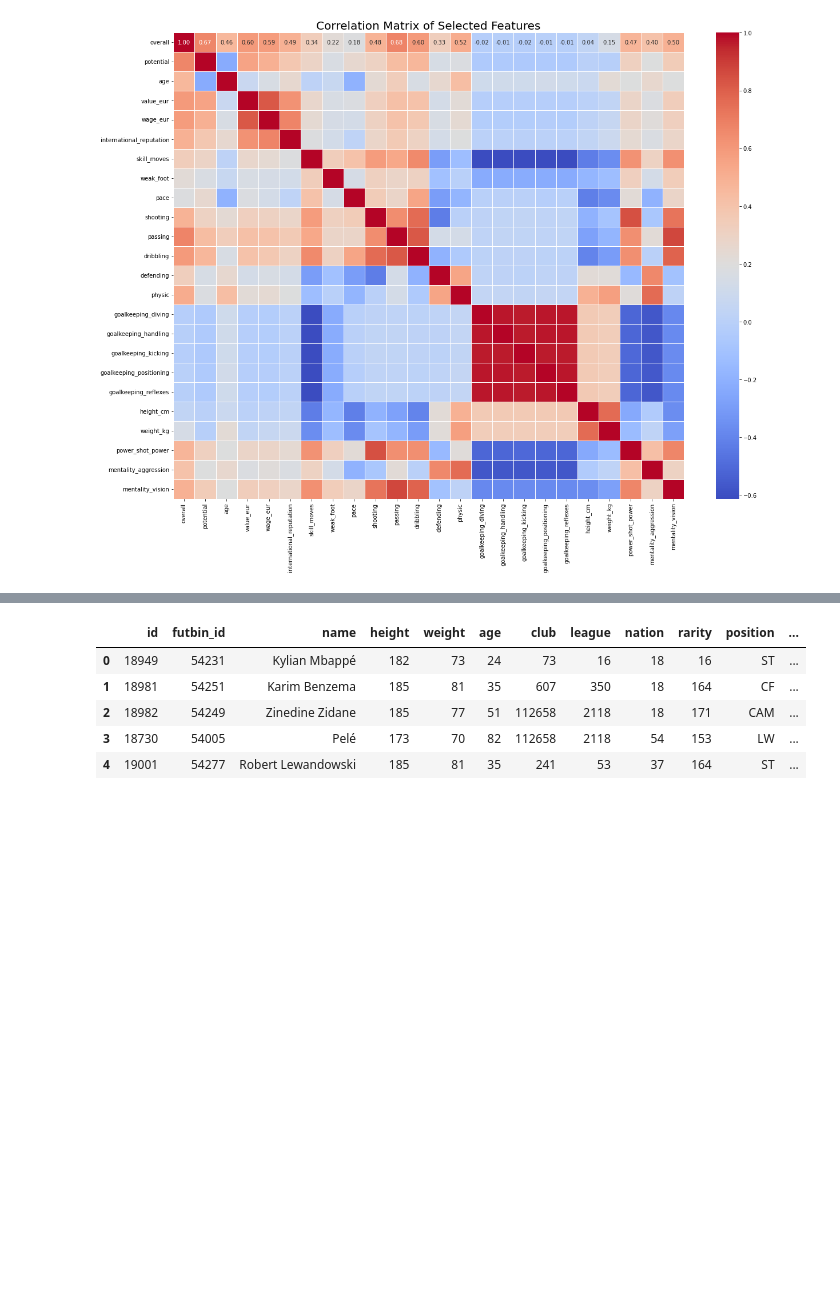
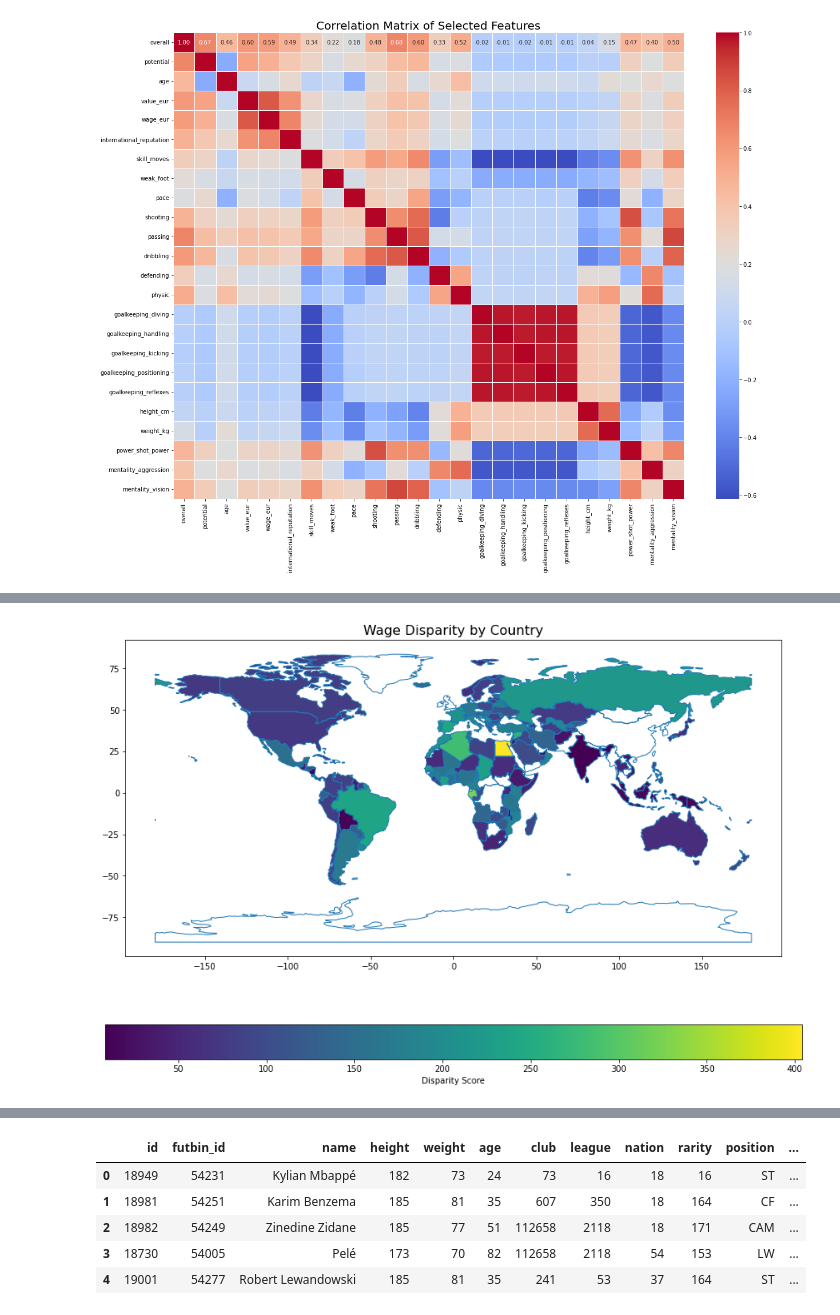
Before and after one commit to brandon-ds/siads593-M1, a Jupyter notebook: notebooks/EDA-cleaning_manipulation.ipynb, the cells around one changed output, grey strips where cells are left out. Saved outputs shown, nothing was run; the diff lists cells and outputs as text; code cells hidden in the pictures; blank space fills up the shorter version.

Commit message:
anaysis for wage disparity

```diff
--- a/notebooks/EDA-cleaning_manipulation.ipynb
+++ b/notebooks/EDA-cleaning_manipulation.ipynb
@@ -165,0 +239,11 @@ plt.show()
+# %%
+# Calculate a disparity score by dividing the average wage by the average overall rating for each nationality
+average_rating_by_nationality = player_data.groupby('nationality_name')['overall'].mean().reset_index()
+nationality_comparison = pd.merge(average_wage_by_nationality, average_rating_by_nationality, on='nationality_name')
+nationality_comparison['disparity_score'] = nationality_comparison['wage_eur'] / nationality_comparison['overall']
+
+# Sort the DataFrame based on disparity score in ascending order
+nationality_disparity = nationality_comparison.sort_values(by='disparity_score', ascending=True)
+
+# Display the top 10 nationalities with the lowest disparity scores (high ratings but lower wages)
+nationality_disparity
@@ -165,0 +264,8 @@ plt.show()
+# %%
+# Calculate the count of players from each nationality
+player_count_by_nationality = player_data.groupby('nationality_name')['sofifa_id'].count().reset_index()
+player_count_by_nationality = player_count_by_nationality.rename(columns={'sofifa_id': 'player_count'})
+# Merge the player count with the nationality disparity DataFrame
+nationality_disparity = pd.merge(nationality_disparity, player_count_by_nationality, on='nationality_name')
+# Display the updated DataFrame with the player count included for the top 10 nationalities with the lowest disparity scores
+nationality_disparity[['nationality_name', 'disparity_score', 'overall', 'wage_eur', 'player_count']]
@@ -165,0 +326,29 @@ plt.show()
+# %%
+import geopandas as gpd
+
+# Define a dictionary to map the country name in your dataset to the name used in the GeoPandas dataset
+correction_dict = {
+    'United States': 'United States of America',
+    # Add more corrections as needed
+}
+
+# Apply corrections to the country names in dataset
+nationality_disparity['nationality_name'] = nationality_disparity['nationality_name'].replace(correction_dict)
+# Load the world map
+world = gpd.read_file(gpd.datasets.get_path('naturalearth_lowres'))
+# Merge the world map with the nationality disparity DataFrame based on country name
+merged = world.set_index('name').join(nationality_disparity.set_index('nationality_name'))
+# Set up the matplotlib figure
+fig, ax = plt.subplots(1, 1, figsize=(15, 10))
+# Plot the map
+merged.boundary.plot(ax=ax, linewidth=1)
+merged.plot(column='disparity_score', ax=ax, legend=True,
+            legend_kwds={'label': "Disparity Score", 'orientation': "horizontal"})
+
+# Add title
+plt.title('Wage Disparity by Country', fontsize=16)
+
+# Show the plot
+plt.show()
+# %% [output]
+[figure, added]
```
Also changed, not shown: parts of 10 cells of this notebook.
